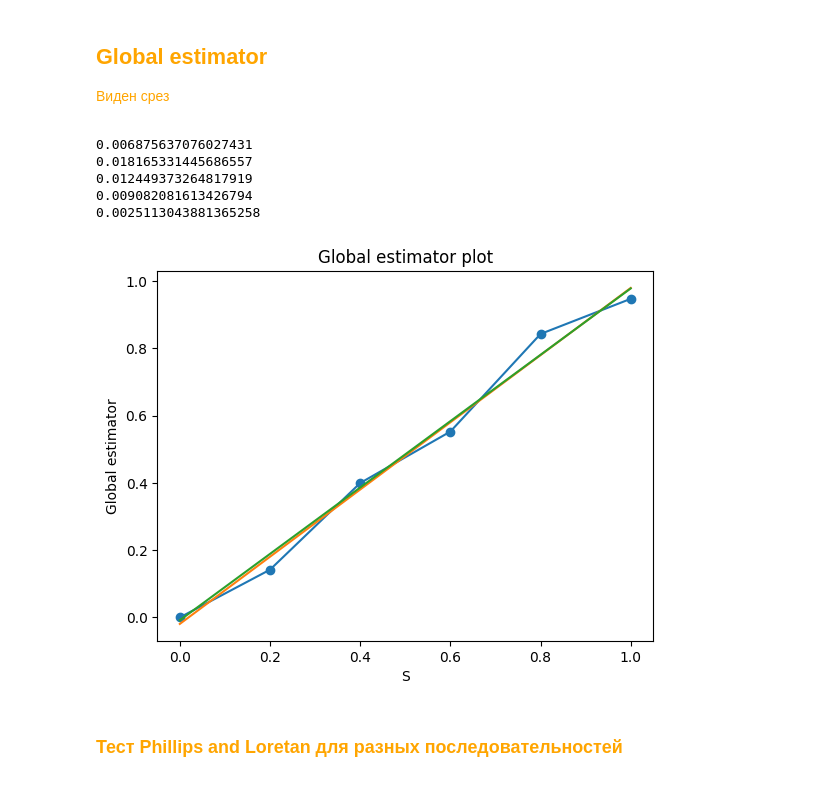
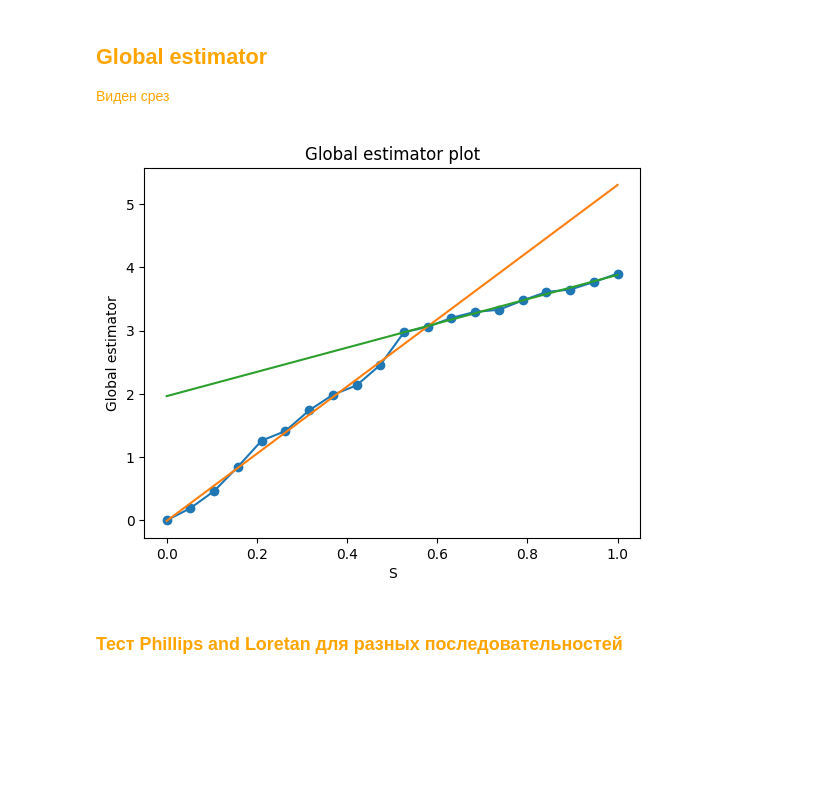
Before and after one commit to Mikhaelyes/Diploma, a Jupyter notebook: Programs/Synthetic_sequence.ipynb, the cells around one changed output. Saved outputs shown, nothing was run; the diff lists cells and outputs as text; code cells hidden in the pictures; blank space fills up the shorter version.

```diff
--- a/Programs/Synthetic_sequence.ipynb
+++ b/Programs/Synthetic_sequence.ipynb
@@ -126,31 +123,26 @@ plot_est_bs_1(output_2, name='Hill')
 
 Виден срез
 # %%
-list_step, list_tt = pm.test_tail_index(X_1)
+list_step, list_tt = pm.test_tail_index(X_1, amount=100)
 half = len(list_step) // 2
 
 plt.plot(list_step, list_tt, 'o-')
 
 z = np.polyfit(list_step[:half], list_tt[:half], 1)
 p = np.poly1d(z)
 plt.plot (list_step, p(list_step))
 
 z = np.polyfit(list_step[half:], list_tt[half:], 1)
 p = np.poly1d(z)
 plt.plot (list_step, p(list_step))
 
 plt.xlabel('S') #Подпись для оси х
 plt.ylabel('Global estimator') #Подпись для оси y
 plt.title('Global estimator plot') #Название
 plt.savefig(my_path + "/Text" + '/Imagines' + '/global_est')
 plt.show()
 # %% [output]
-0.006875637076027431
-0.018165331445686557
-0.012449373264817919
-0.009082081613426794
-0.0025113043881365258
-[figure, old version]
+[figure, new version]
 # %% [markdown]
 <span style="color:orange">
 
```
Also changed, not shown: parts of 25 cells of this notebook, 2 other files.
